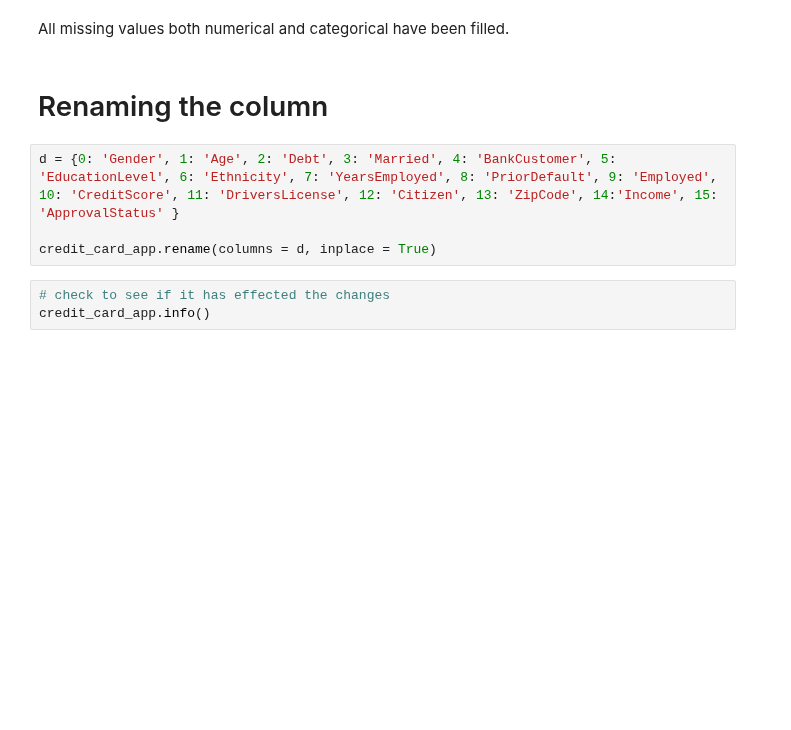
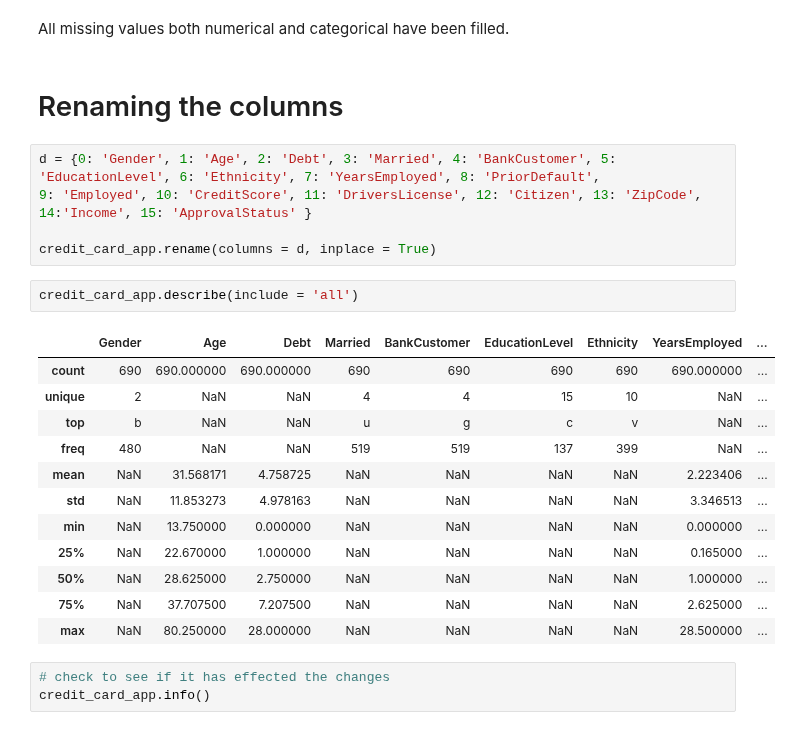
Before and after one commit to damiiete/credit-card-approval-prediction, a Jupyter notebook: credit_approval.ipynb, the cells around one changed output. Cells and saved outputs as stored; diff of their text form; blank space fills up the shorter version.

```diff
--- a/credit_approval.ipynb
+++ b/credit_approval.ipynb
@@ -167,11 +163,27 @@ dtype: int64
 # %% [markdown]
 All missing values both numerical and categorical have been filled.
 # %% [markdown]
-# Renaming the column
+# Renaming the columns
 # %%
-d = {0: 'Gender', 1: 'Age', 2: 'Debt', 3: 'Married', 4: 'BankCustomer', 5: 'EducationLevel', 6: 'Ethnicity', 7: 'YearsEmployed', 8: 'PriorDefault', 9: 'Employed', 10: 'CreditScore', 11: 'DriversLicense', 12: 'Citizen', 13: 'ZipCode', 14:'Income', 15: 'ApprovalStatus' }
+d = {0: 'Gender', 1: 'Age', 2: 'Debt', 3: 'Married', 4: 'BankCustomer', 5: 'EducationLevel', 6: 'Ethnicity', 7: 'YearsEmployed', 8: 'PriorDefault',
+9: 'Employed', 10: 'CreditScore', 11: 'DriversLicense', 12: 'Citizen', 13: 'ZipCode', 14:'Income', 15: 'ApprovalStatus' }
 
 credit_card_app.rename(columns = d, inplace = True)
+# %%
+credit_card_app.describe(include = 'all')
+# %% [output]
+|  | Gender | Age | Debt | Married | BankCustomer | EducationLevel | Ethnicity | YearsEmployed | ... |
+| count | 690 | 690.000000 | 690.000000 | 690 | 690 | 690 | 690 | 690.000000 | ... |
+| unique | 2 | NaN | NaN | 4 | 4 | 15 | 10 | NaN | ... |
+| top | b | NaN | NaN | u | g | c | v | NaN | ... |
+| freq | 480 | NaN | NaN | 519 | 519 | 137 | 399 | NaN | ... |
+| mean | NaN | 31.568171 | 4.758725 | NaN | NaN | NaN | NaN | 2.223406 | ... |
+| std | NaN | 11.853273 | 4.978163 | NaN | NaN | NaN | NaN | 3.346513 | ... |
+| min | NaN | 13.750000 | 0.000000 | NaN | NaN | NaN | NaN | 0.000000 | ... |
+| 25% | NaN | 22.670000 | 1.000000 | NaN | NaN | NaN | NaN | 0.165000 | ... |
+| 50% | NaN | 28.625000 | 2.750000 | NaN | NaN | NaN | NaN | 1.000000 | ... |
+| 75% | NaN | 37.707500 | 7.207500 | NaN | NaN | NaN | NaN | 2.625000 | ... |
+| max | NaN | 80.250000 | 28.000000 | NaN | NaN | NaN | NaN | 28.500000 | ... |
 # %%
 # check to see if it has effected the changes
 credit_card_app.info()
```
Also changed, not shown: parts of 55 cells of this notebook.
